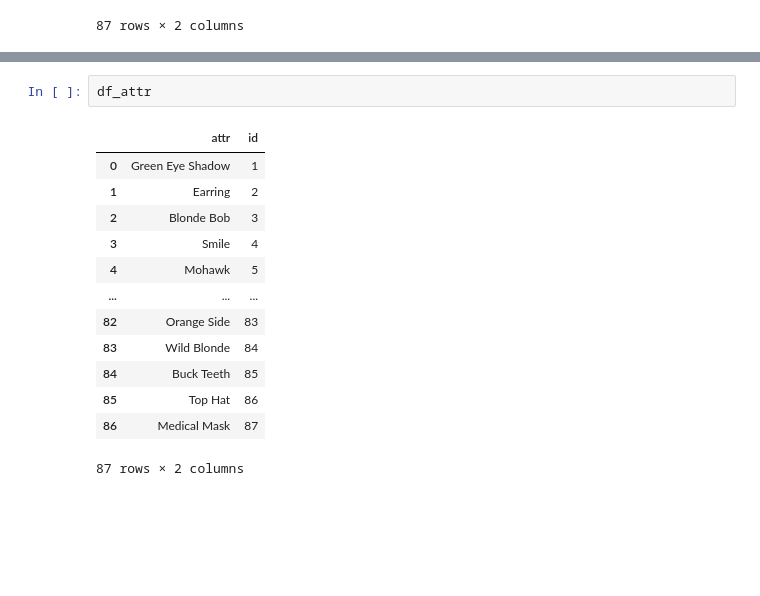
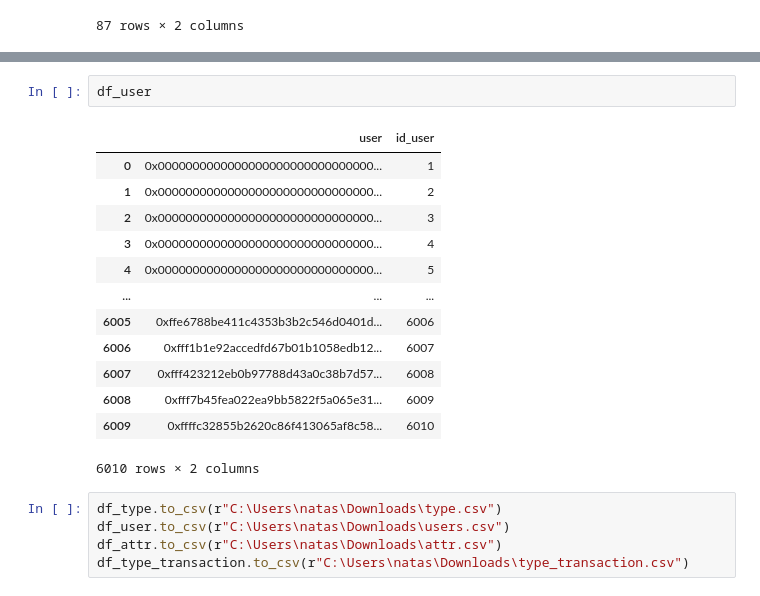
Before and after one commit to Burunduk13/ITAcademy, a Jupyter notebook: Project/from csv to bd.ipynb, the cells around one changed output, grey strips where cells are left out. Cells and saved outputs as stored; diff of their text form; blank space fills up the shorter version.

```diff
--- a/Project/from csv to bd.ipynb
+++ b/Project/from csv to bd.ipynb
@@ -160,16 +129,21 @@ df_transaction
-# %%
-df_attr
-# %% [output]
-|  | attr | id |
-| 0 | Green Eye Shadow | 1 |
-| 1 | Earring | 2 |
-| 2 | Blonde Bob | 3 |
-| 3 | Smile | 4 |
-| 4 | Mohawk | 5 |
-| ... | ... | ... |
-| 82 | Orange Side | 83 |
-| 83 | Wild Blonde | 84 |
-| 84 | Buck Teeth | 85 |
-| 85 | Top Hat | 86 |
-| 86 | Medical Mask | 87 |
-87 rows × 2 columns
+# %%
+df_user
+# %% [output]
+|  | user | id_user |
+| 0 | 0x0000000000000000000000000000000... | 1 |
+| 1 | 0x0000000000000000000000000000000... | 2 |
+| 2 | 0x0000000000000000000000000000000... | 3 |
+| 3 | 0x0000000000000000000000000000000... | 4 |
+| 4 | 0x0000000000000000000000000000000... | 5 |
+| ... | ... | ... |
+| 6005 | 0xffe6788be411c4353b3b2c546d0401d... | 6006 |
+| 6006 | 0xfff1b1e92accedfd67b01b1058edb12... | 6007 |
+| 6007 | 0xfff423212eb0b97788d43a0c38b7d57... | 6008 |
+| 6008 | 0xfff7b45fea022ea9bb5822f5a065e31... | 6009 |
+| 6009 | 0xffffc32855b2620c86f413065af8c58... | 6010 |
+6010 rows × 2 columns
+# %%
+df_type.to_csv(r"C:\Users\natas\Downloads\type.csv")
+df_user.to_csv(r"C:\Users\natas\Downloads\users.csv")
+df_attr.to_csv(r"C:\Users\natas\Downloads\attr.csv")
+df_type_transaction.to_csv(r"C:\Users\natas\Downloads\type_transaction.csv")
```
Also changed, not shown: parts of 15 cells of this notebook, 9 other files.
